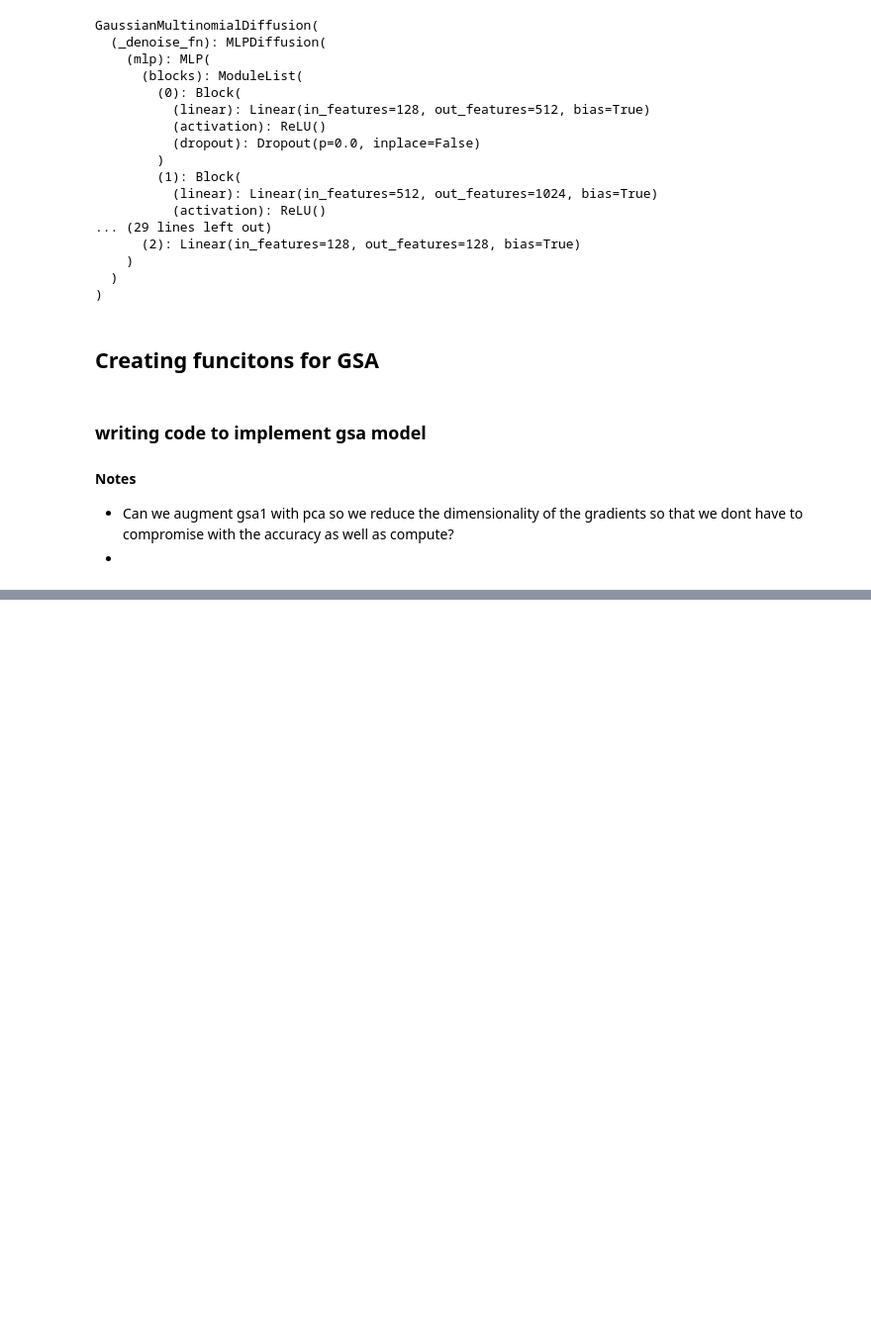
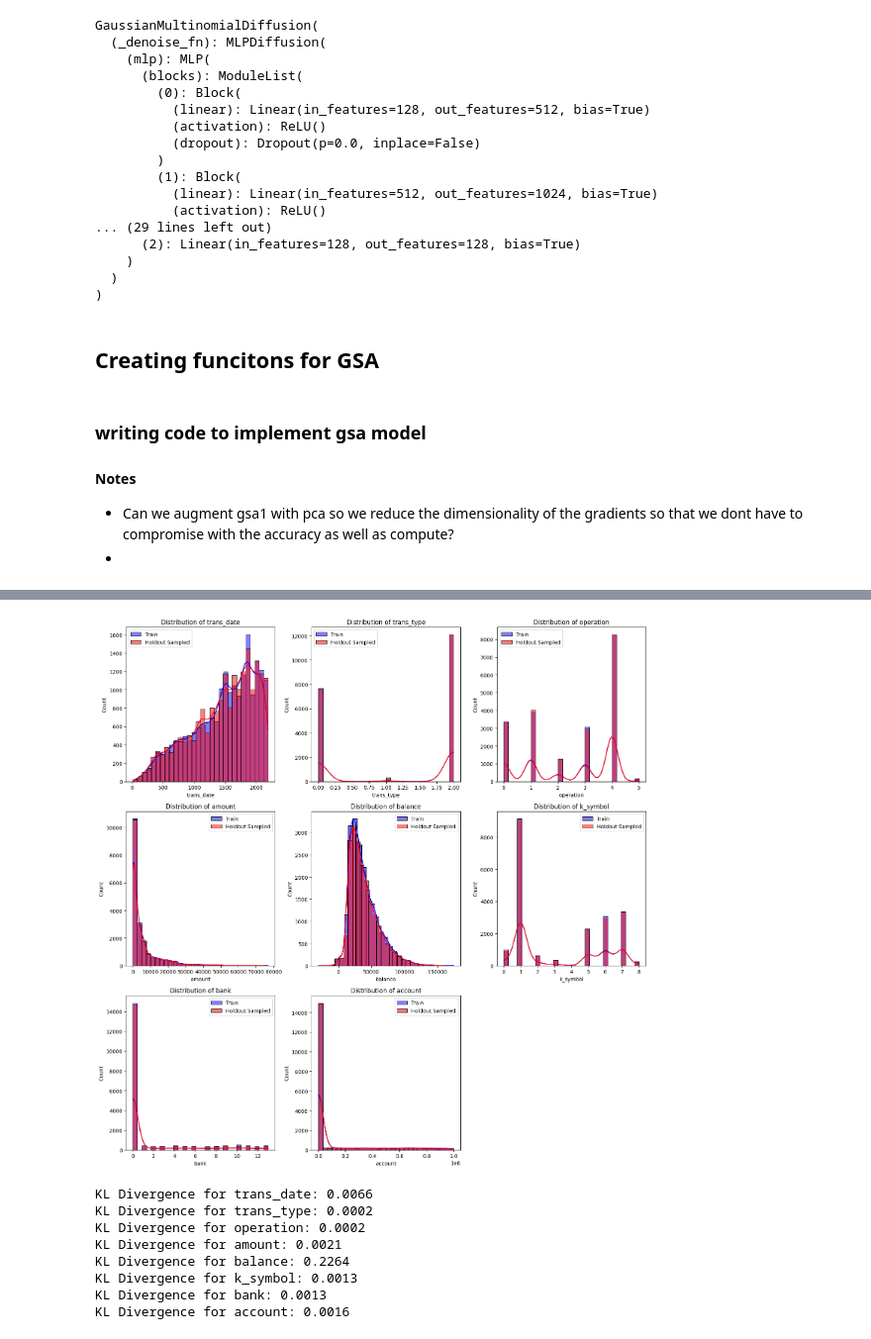
Before and after one commit to viditagg2005/MIDSTModels, a Jupyter notebook: starter_kits/wbst_gsa.ipynb, the cells around one changed output, grey strips where cells are left out. Shown at 99% size. Cells and saved outputs as stored; diff of their text form; code cells hidden in the pictures; blank space fills up the shorter version.

```diff
--- a/starter_kits/wbst_gsa.ipynb
+++ b/starter_kits/wbst_gsa.ipynb
@@ -197,0 +556,72 @@ clf.fit(X_train, y_train)
+# %%
+import pandas as pd
+import matplotlib.pyplot as plt
+import seaborn as sns
+from scipy.stats import entropy
+import numpy as np
+
+# Load the datasets
+holdout = pd.read_csv("tabddpm_white_box/train/tabddpm_1/holdout_with_id.csv")
+train = pd.read_csv("tabddpm_white_box/train/tabddpm_1/trans_synthetic.csv")
+
+# Drop identifier columns
+columns_to_plot = [col for col in train.columns if col not in ["trans_id", "account_id"]]
+
+# Randomly sample holdout data to match train size
+holdout_sampled = holdout.sample(n=len(train), random_state=42)
+
+# Set up the figure and axes
+num_cols = len(columns_to_plot)
+fig, axes = plt.subplots(nrows=(num_cols + 2) // 3, ncols=3, figsize=(15, 5 * ((num_cols + 2) // 3)))
+
+# Flatten axes in case of single-row subplots
+axes = axes.flatten()
+
+# Plot histograms
+for i, col in enumerate(columns_to_plot):
+    sns.histplot(train[col], bins=30, color="blue", label="Train", alpha=0.5, kde=True, ax=axes[i])
+    sns.histplot(holdout_sampled[col], bins=30, color="red", label="Holdout Sampled", alpha=0.5, kde=True, ax=axes[i])
+    axes[i].set_title(f"Distribution of {col}")
+    axes[i].legend()
+
+# Remove unused subplots (if any)
+for j in range(i + 1, len(axes)):
+    fig.delaxes(axes[j])
+
+plt.tight_layout()
+plt.show()
+
+# Dictionary to store KL divergences
+kl_divergences = {}
+
+# Compute KL divergence for each column
+for col in columns_to_plot:
+    # Compute histograms (30 bins)
+    train_hist, bin_edges = np.histogram(train[col], bins=30, density=True)
+    holdout_hist, _ = np.histogram(holdout_sampled[col], bins=30, density=True)
+
+    # Avoid zero probabilities (add small constant)
+    train_hist += 1e-10
+    holdout_hist += 1e-10
+
+    # Normalize to get probability distributions
+    train_hist /= np.sum(train_hist)
+    holdout_hist /= np.sum(holdout_hist)
+
+    # Compute KL divergence
+    kl_div = entropy(train_hist, holdout_hist)  # KL(train || holdout)
+    kl_divergences[col] = kl_div
+
+# Print results
+for col, kl in kl_divergences.items():
+    print(f"KL Divergence for {col}: {kl:.4f}")
+# %% [output]
+[figure, added]
+KL Divergence for trans_date: 0.0066
+KL Divergence for trans_type: 0.0002
+KL Divergence for operation: 0.0002
+KL Divergence for amount: 0.0021
+KL Divergence for balance: 0.2264
+KL Divergence for k_symbol: 0.0013
+KL Divergence for bank: 0.0013
+KL Divergence for account: 0.0016
```
Also changed, not shown: parts of 26 cells of this notebook, 3 other files.
